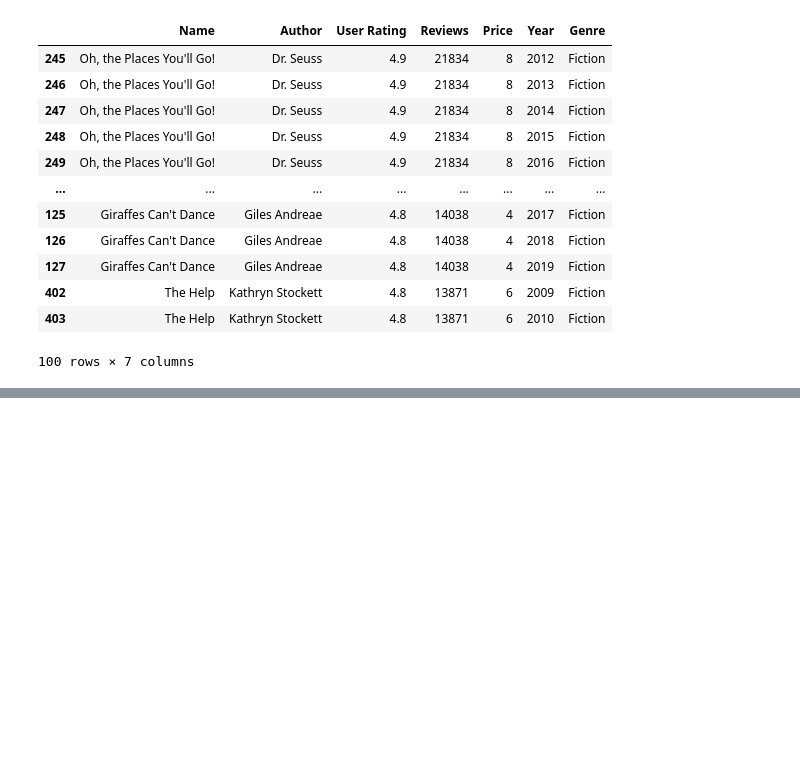
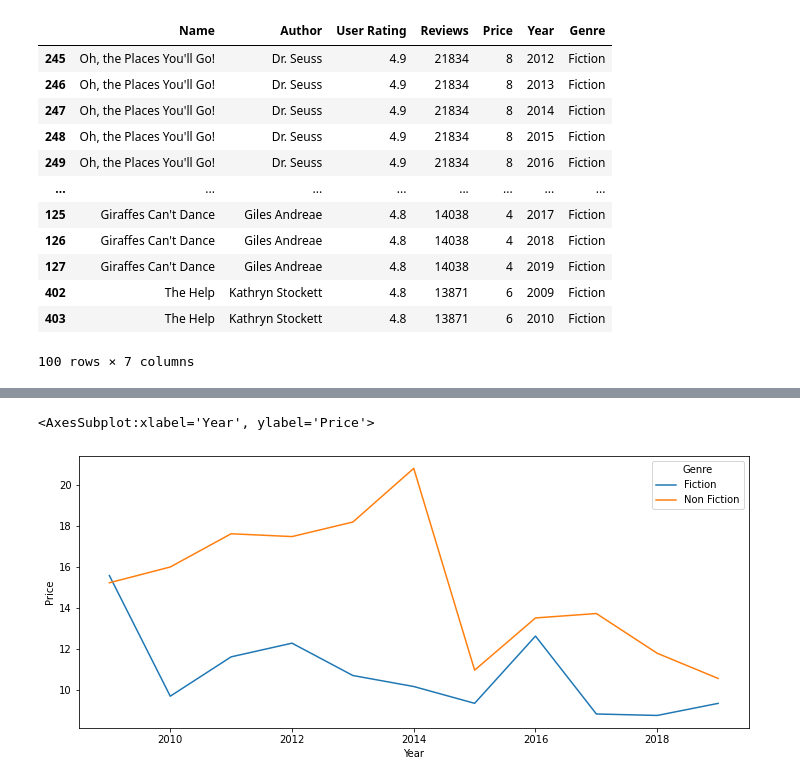
Before and after one commit to gandesirijugalkishore/EDA, a Jupyter notebook: EDA_1.ipynb, the cells around one changed output, grey strips where cells are left out. Cells and saved outputs as stored; diff of their text form; code cells hidden in the pictures; blank space fills up the shorter version.

```diff
--- a/EDA_1.ipynb
+++ b/EDA_1.ipynb
@@ -124,0 +197,8 @@ df_top_rating
+# %%
+plt.figure(figsize=(12,5))
+df_avg_price = df.groupby(["Year","Genre"])
+df_avg_price = df_avg_price.mean()
+sns.lineplot(x="Year",y="Price",data=df_avg_price, hue='Genre')
+# %% [output]
+<AxesSubplot:xlabel='Year', ylabel='Price'>
+[figure, added]
```
Also changed, not shown: parts of 8 cells of this notebook.
